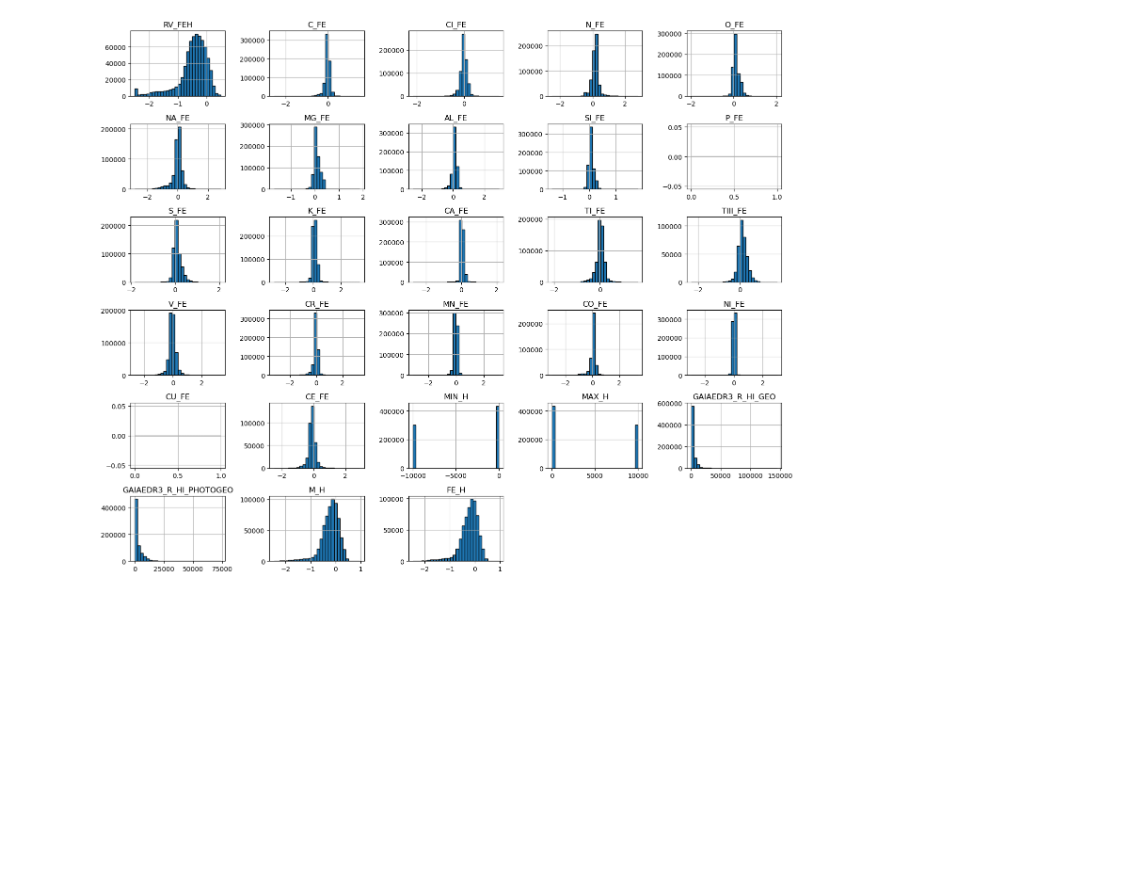
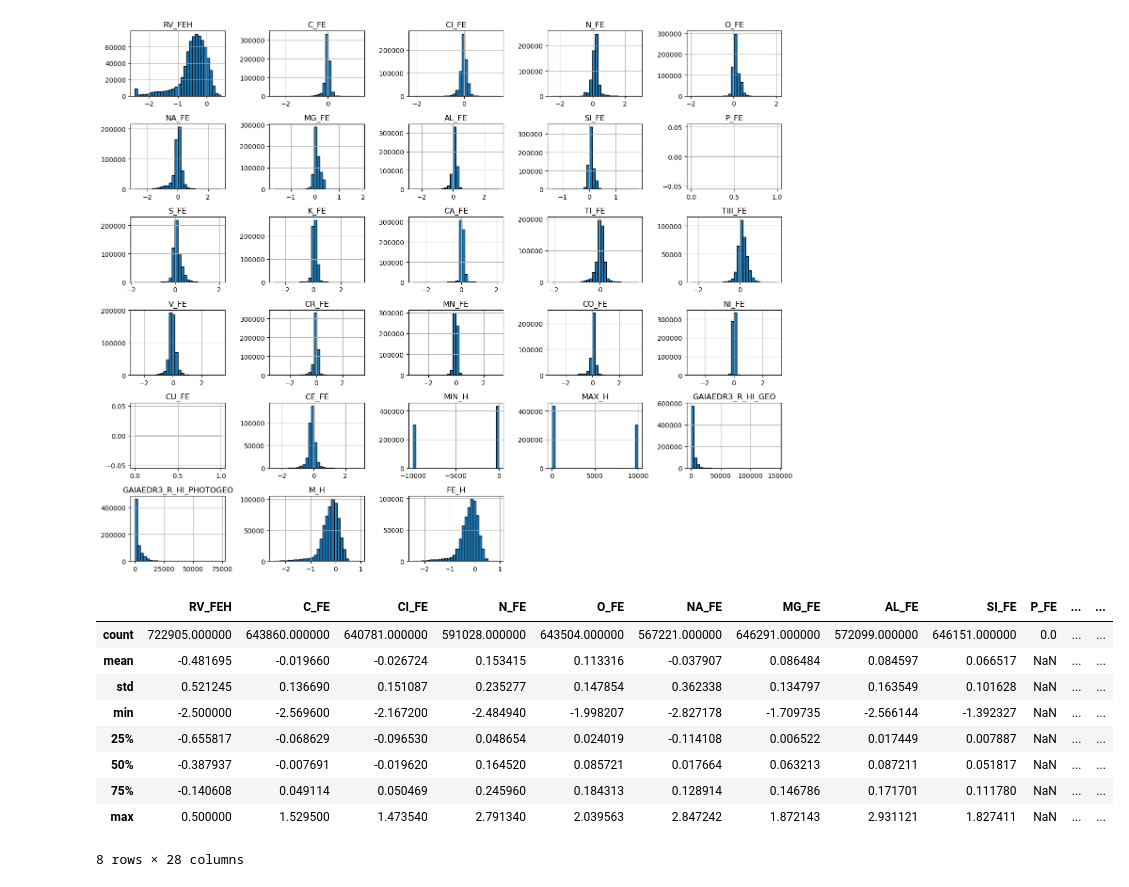
Before and after one commit to astrodeepnet/students-project-2024, a Jupyter notebook: Profiling.ipynb, the cells around one changed output. Cells and saved outputs as stored; diff of their text form; code cells hidden in the pictures; blank space fills up the shorter version.

```diff
--- a/Profiling.ipynb
+++ b/Profiling.ipynb
@@ -174,3 +174,16 @@ plt.tight_layout()
 plt.show()
 # %% [output]
 [figure]
+# %%
+chemical_subset.describe()
+# %% [output]
+|  | RV_FEH | C_FE | CI_FE | N_FE | O_FE | NA_FE | MG_FE | AL_FE | SI_FE | P_FE | ... | ... |
+| count | 722905.000000 | 643860.000000 | 640781.000000 | 591028.000000 | 643504.000000 | 567221.000000 | 646291.000000 | 572099.000000 | 646151.000000 | 0.0 | ... | ... |
+| mean | -0.481695 | -0.019660 | -0.026724 | 0.153415 | 0.113316 | -0.037907 | 0.086484 | 0.084597 | 0.066517 | NaN | ... | ... |
+| std | 0.521245 | 0.136690 | 0.151087 | 0.235277 | 0.147854 | 0.362338 | 0.134797 | 0.163549 | 0.101628 | NaN | ... | ... |
+| min | -2.500000 | -2.569600 | -2.167200 | -2.484940 | -1.998207 | -2.827178 | -1.709735 | -2.566144 | -1.392327 | NaN | ... | ... |
+| 25% | -0.655817 | -0.068629 | -0.096530 | 0.048654 | 0.024019 | -0.114108 | 0.006522 | 0.017449 | 0.007887 | NaN | ... | ... |
+| 50% | -0.387937 | -0.007691 | -0.019620 | 0.164520 | 0.085721 | 0.017664 | 0.063213 | 0.087211 | 0.051817 | NaN | ... | ... |
+| 75% | -0.140608 | 0.049114 | 0.050469 | 0.245960 | 0.184313 | 0.128914 | 0.146786 | 0.171701 | 0.111780 | NaN | ... | ... |
+| max | 0.500000 | 1.529500 | 1.473540 | 2.791340 | 2.039563 | 2.847242 | 1.872143 | 2.931121 | 1.827411 | NaN | ... | ... |
+8 rows × 28 columns
```
Also changed, not shown: parts of 5 cells of this notebook.
